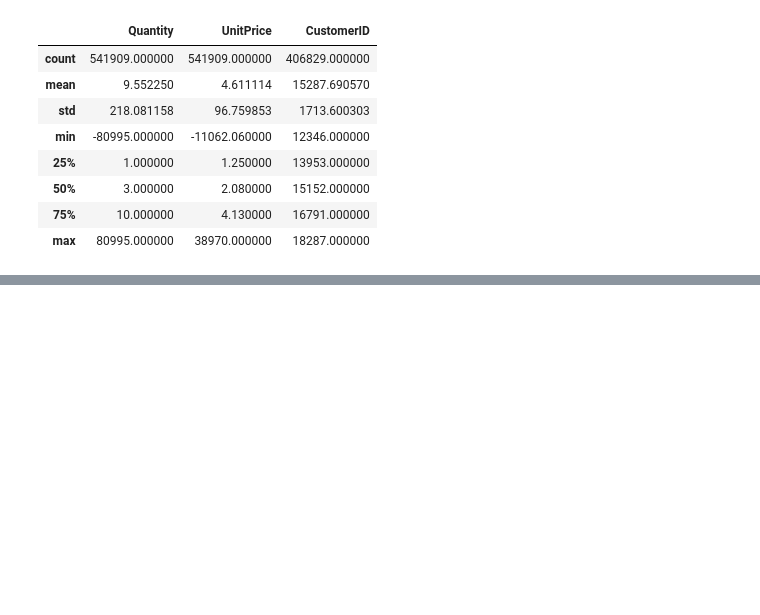
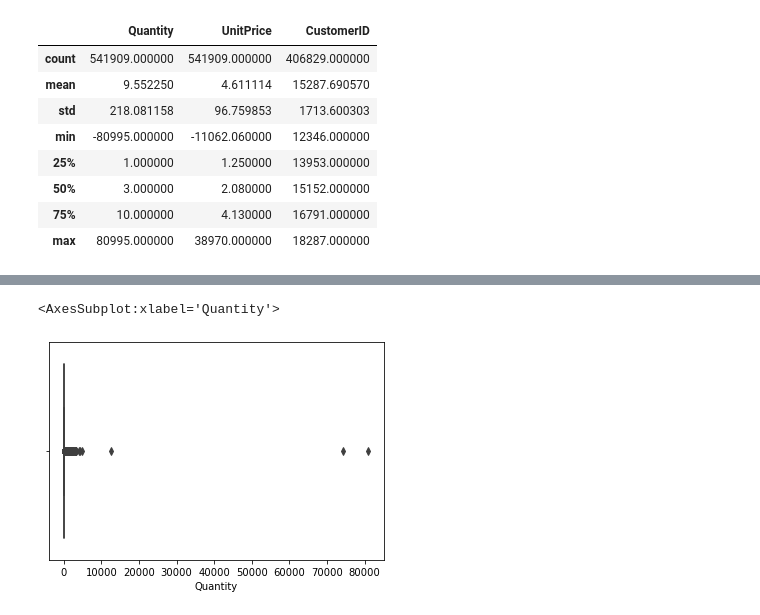
Before and after one commit to Trang27cl/testgit, a Jupyter notebook: OnlineRetail.ipynb, the cells around one changed output, grey strips where cells are left out. Saved outputs shown, nothing was run; the diff lists cells and outputs as text; code cells hidden in the pictures; blank space fills up the shorter version.

```diff
--- a/OnlineRetail.ipynb
+++ b/OnlineRetail.ipynb
@@ -217,0 +212,6 @@ df3.boxplot()
+# %%
+#Xóa bỏ dòng ngoại lai của Quantity
+data = data[data['Quantity'] >= 0]
+# %%
+# xóa những dòng chứa giá trị bị khuyết
+df1 = data.dropna()
@@ -217,0 +283,5 @@ df3.boxplot()
+# %%
+sns.boxplot(x=df1['Quantity'])  # vẽ box plot cho dữ liệu ở cột Quantity
+# %% [output]
+<AxesSubplot:xlabel='Quantity'>
+[figure, added]
```
Also changed, not shown: parts of 62 cells of this notebook.
